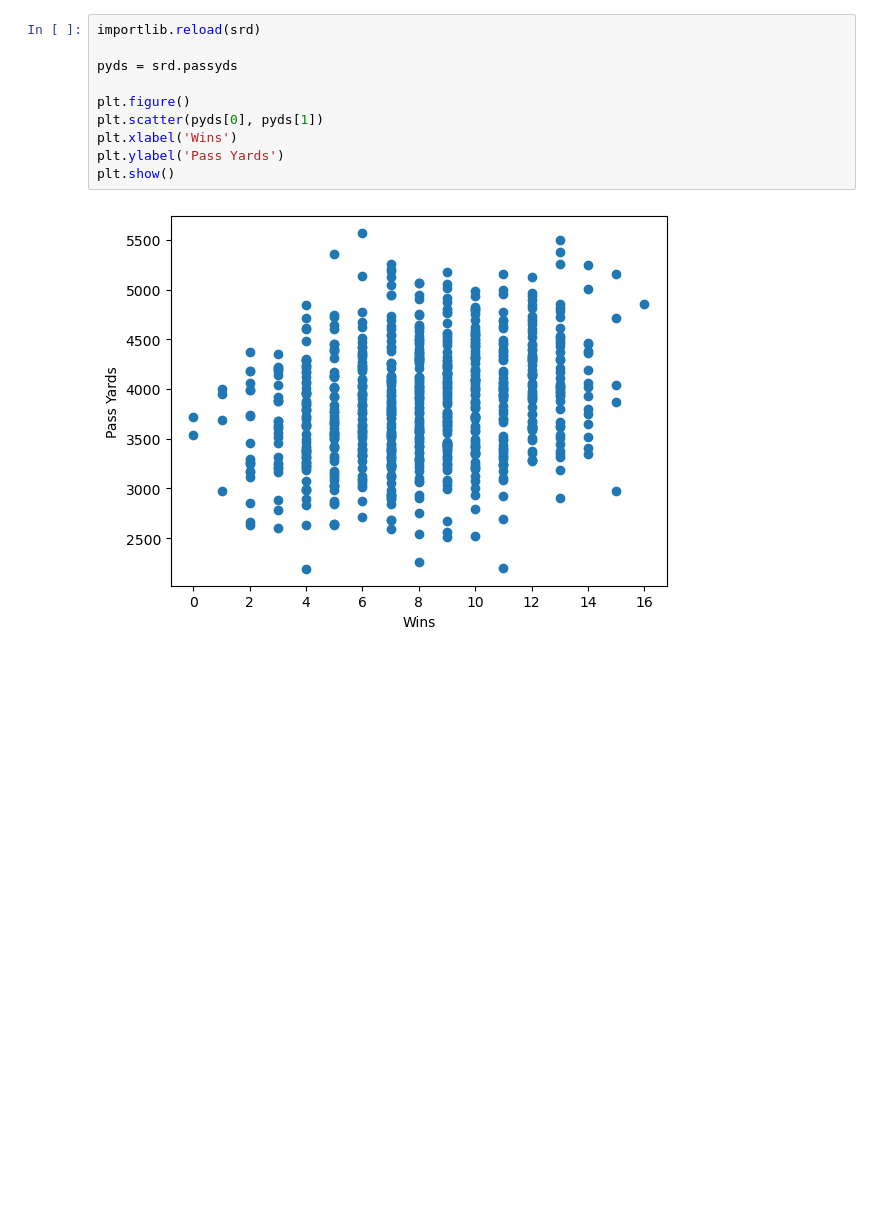
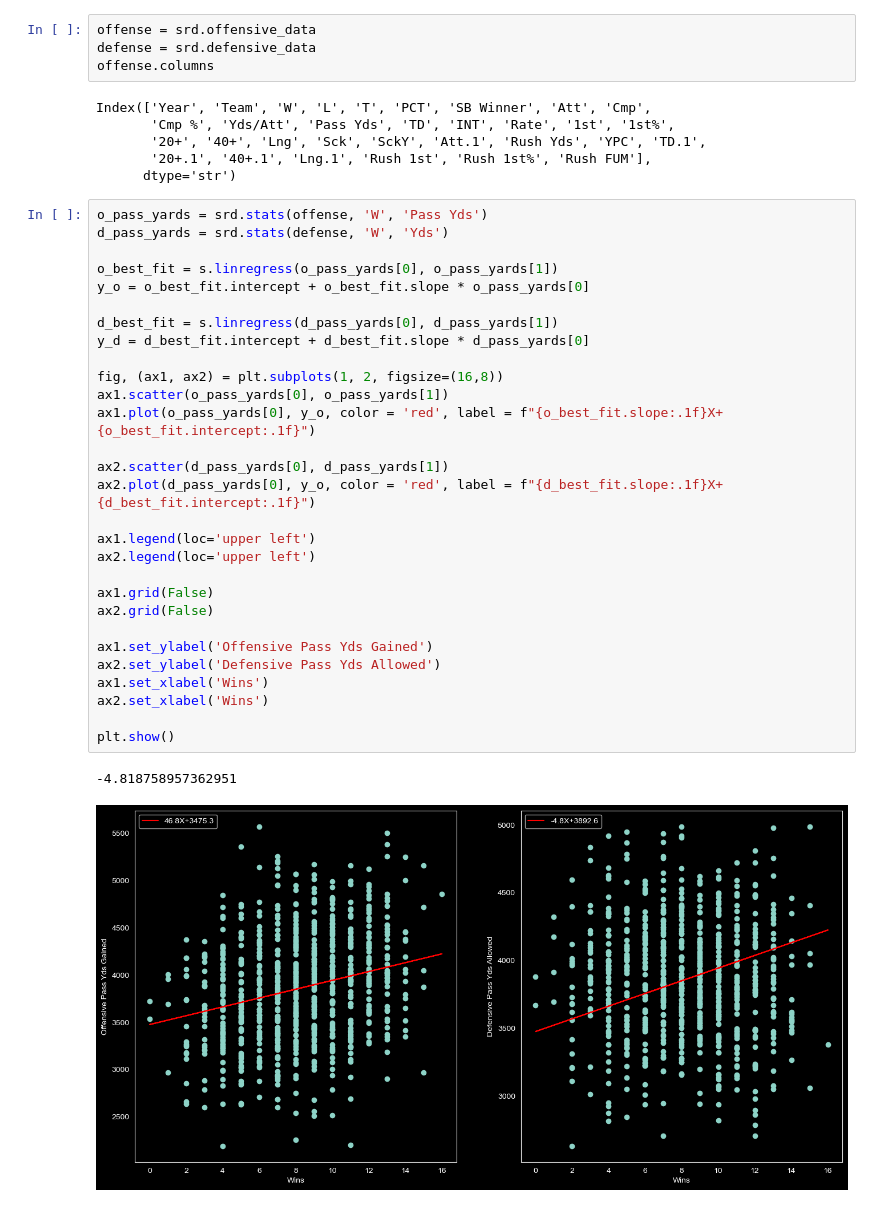
Before and after one commit to andrewtsteves/Championship-Predictor, a Jupyter notebook: Plots.ipynb, the cells around one changed output. Saved outputs shown, nothing was run; the diff lists cells and outputs as text; blank space fills up the shorter version.

```diff
--- a/Plots.ipynb
+++ b/Plots.ipynb
@@ -4,13 +8,43 @@ import matplotlib.pyplot as plt
 import Stat_record_dependecies as srd
-# %%
-importlib.reload(srd)
-
-pyds = srd.passyds
-
-plt.figure()
-plt.scatter(pyds[0], pyds[1])
-plt.xlabel('Wins')
-plt.ylabel('Pass Yards')
-plt.show()
-# %% [output]
-[figure, removed]
+# %%
+offense = srd.offensive_data
+defense = srd.defensive_data
+offense.columns
+# %% [output]
+Index(['Year', 'Team', 'W', 'L', 'T', 'PCT', 'SB Winner', 'Att', 'Cmp',
+       'Cmp %', 'Yds/Att', 'Pass Yds', 'TD', 'INT', 'Rate', '1st', '1st%',
+       '20+', '40+', 'Lng', 'Sck', 'SckY', 'Att.1', 'Rush Yds', 'YPC', 'TD.1',
+       '20+.1', '40+.1', 'Lng.1', 'Rush 1st', 'Rush 1st%', 'Rush FUM'],
+      dtype='str')
+# %%
+o_pass_yards = srd.stats(offense, 'W', 'Pass Yds')
+d_pass_yards = srd.stats(defense, 'W', 'Yds')
+
+o_best_fit = s.linregress(o_pass_yards[0], o_pass_yards[1])
+y_o = o_best_fit.intercept + o_best_fit.slope * o_pass_yards[0]
+
+d_best_fit = s.linregress(d_pass_yards[0], d_pass_yards[1])
+y_d = d_best_fit.intercept + d_best_fit.slope * d_pass_yards[0]
+
+fig, (ax1, ax2) = plt.subplots(1, 2, figsize=(16,8))
+ax1.scatter(o_pass_yards[0], o_pass_yards[1])
+ax1.plot(o_pass_yards[0], y_o, color = 'red', label = f"{o_best_fit.slope:.1f}X+{o_best_fit.intercept:.1f}")
+
+ax2.scatter(d_pass_yards[0], d_pass_yards[1])
+ax2.plot(d_pass_yards[0], y_o, color = 'red', label = f"{d_best_fit.slope:.1f}X+{d_best_fit.intercept:.1f}")
+
+ax1.legend(loc='upper left')
+ax2.legend(loc='upper left')
+
+ax1.grid(False)
+ax2.grid(False)
+
+ax1.set_ylabel('Offensive Pass Yds Gained')
+ax2.set_ylabel('Defensive Pass Yds Allowed')
+ax1.set_xlabel('Wins')
+ax2.set_xlabel('Wins')
+
+plt.show()
+# %% [output]
+-4.818758957362951
+[figure, added]
```
Also changed, not shown: parts of 1 cell of this notebook, 2 other files.
